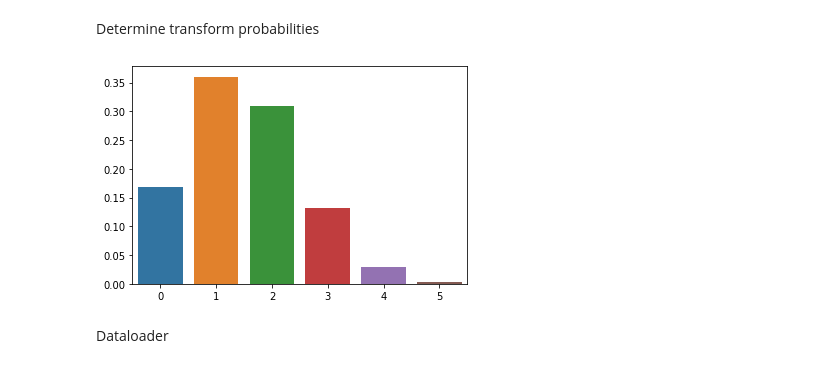
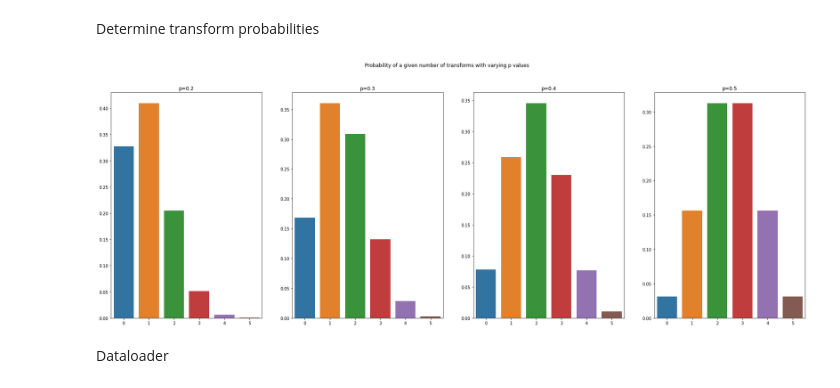
Before and after one commit to andy-j-block/lymphoma_classifier, a Jupyter notebook: Classifier.ipynb, the cells around one changed output. Drawn from its saved outputs; the diff is of its cells as text; code cells hidden in the pictures.

Commit message:
finished transform probability plotting

```diff
--- a/Classifier.ipynb
+++ b/Classifier.ipynb
@@ -575,20 +583,31 @@ tl_stds = (0.229, 0.224, 0.225)
 # %% [markdown]
 Determine transform probabilities
 # %%
-def num_transforms(p, p_comp, num_poss_transforms):
+def plot_num_transforms(probabilities, num_poss_transforms):
 
-    prob_dict = {i:p**i * p_comp**(num_poss_transforms-i) * binom(num_poss_transforms, i) for i in range(num_poss_transforms+1)}
-    keys = list(prob_dict.keys())
-    values = [prob_dict[k] for k in keys]
+    prob_dict = {}
 
-    sns.barplot(x=keys, y=values)
+    # define probabilities of specific number of transforms
+    for p in probabilities:
+        p_comp = 1-p
+        prob_dict[p] = {i:p**i * p_comp**(num_poss_transforms-i) * binom(num_poss_transforms, i) \
+                        for i in range(num_poss_transforms+1)}
+
+    fig, axs = plt.subplots(1,len(probabilities), figsize=(30,10))
+    fig.suptitle('Probability of a given number of transforms with varying p values')
+
+    for i, p in enumerate(probabilities):
+        keys = list(prob_dict[p].keys())
+        values = [prob_dict[p][k] for k in keys]
+        sns.barplot(x=keys, y=values, ax=axs[i])
+        axs[i].set_title(f'p={p}')
 
     #return prob_dict
-# %%
-num_transforms(p, p_comp, 5)
-#print(prob_dict)
-# %% [output]
-[figure, removed]
+# %%
+plot_num_transforms([0.2,0.3,0.4,0.5], 5)
+#print(prob_dict)
+# %% [output]
+[figure, added]
 # %%
 #LongestMaxSize interpolation strategy?
 #validation transformations?
```
Also changed, not shown: parts of 7 cells of this notebook.
